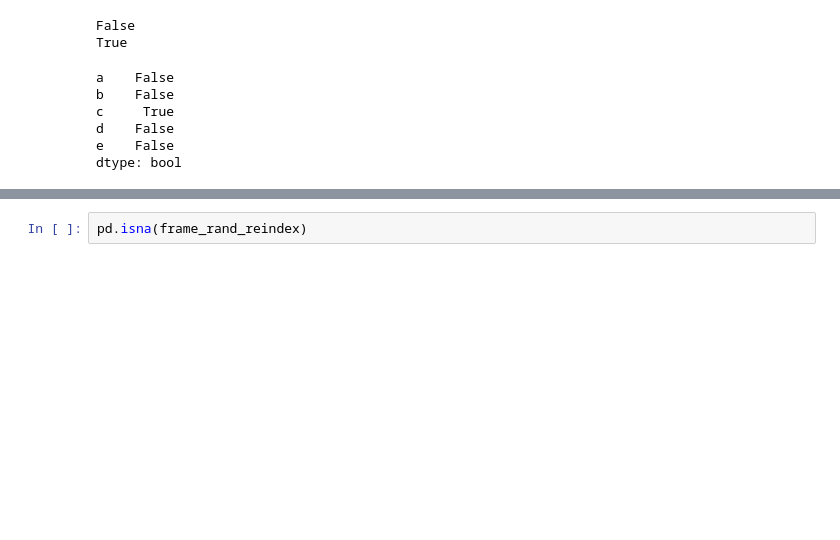
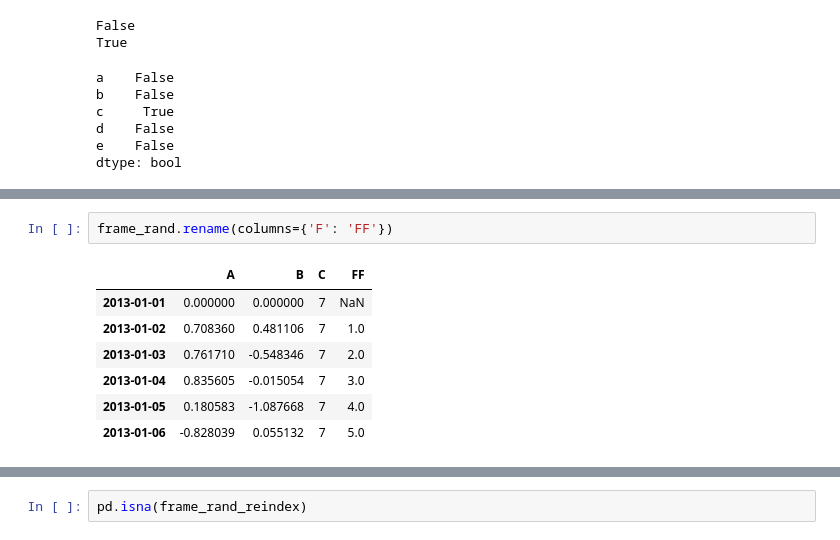
Before and after one commit to veledzimovich-iTechArt/pandas, a Jupyter notebook: 10min.ipynb, the cells around one changed output, grey strips where cells are left out. Saved outputs shown, nothing was run; the diff lists cells and outputs as text; blank space fills up the shorter version.

```diff
--- a/10min.ipynb
+++ b/10min.ipynb
@@ -621,0 +654,10 @@ frame_rand
+# %%
+frame_rand.rename(columns={'F': 'FF'})
+# %% [output]
+|  | A | B | C | FF |
+| 2013-01-01 | 0.000000 | 0.000000 | 7 | NaN |
+| 2013-01-02 | 0.708360 | 0.481106 | 7 | 1.0 |
+| 2013-01-03 | 0.761710 | -0.548346 | 7 | 2.0 |
+| 2013-01-04 | 0.835605 | -0.015054 | 7 | 3.0 |
+| 2013-01-05 | 0.180583 | -1.087668 | 7 | 4.0 |
+| 2013-01-06 | -0.828039 | 0.055132 | 7 | 5.0 |
```
Also changed, not shown: parts of 99 cells of this notebook, 4 other files.
